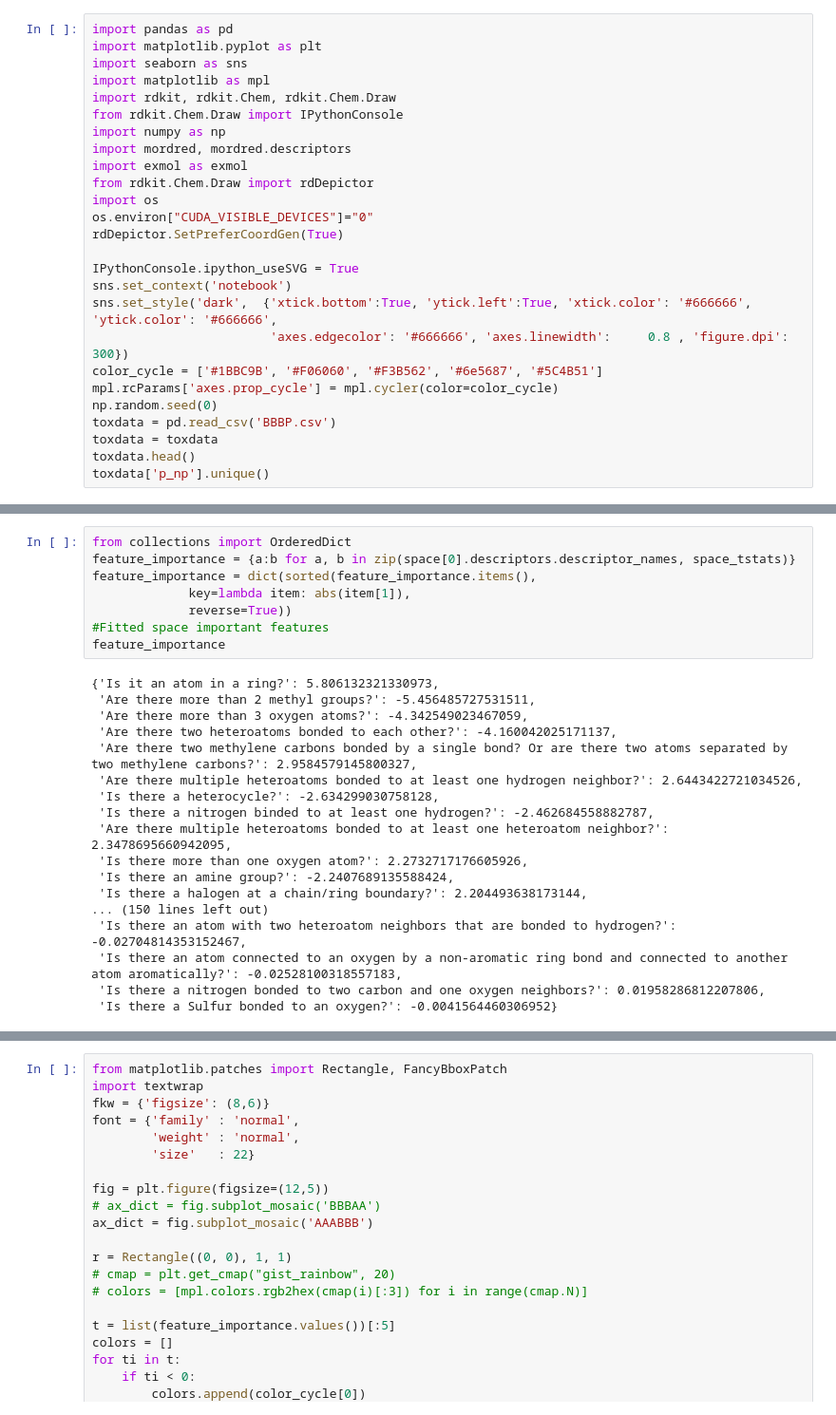
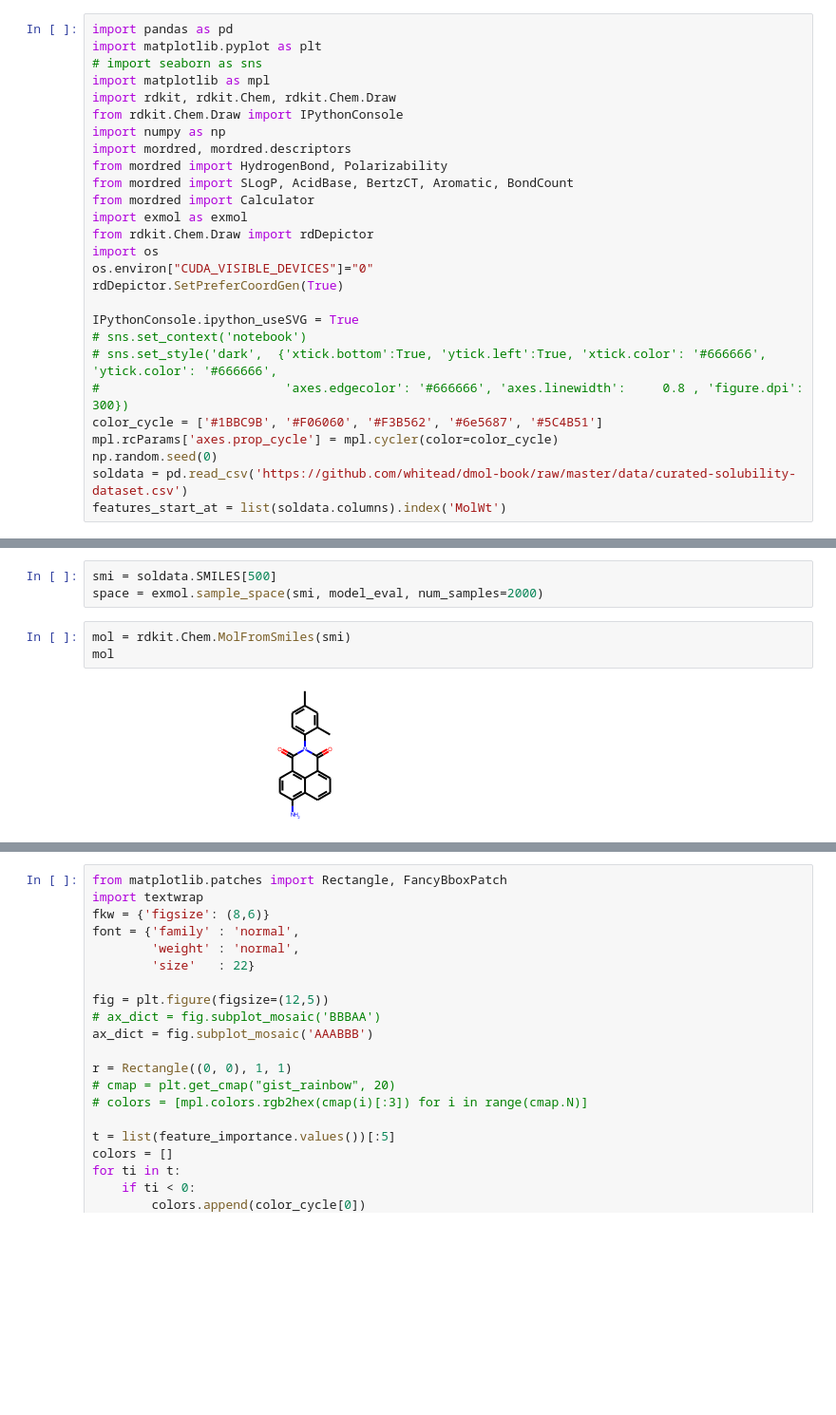
Before and after one commit to ur-whitelab/exmol, a Jupyter notebook: LIME/RF-lime.ipynb, the cells around one changed output, grey strips where cells are left out. Shown at 95% size. Drawn from its saved outputs; the diff is of its cells as text; blank space fills up the shorter version.

```diff
--- a/LIME/RF-lime.ipynb
+++ b/LIME/RF-lime.ipynb
@@ -1,12 +1,15 @@
 # %%
 import pandas as pd
 import matplotlib.pyplot as plt
-import seaborn as sns
+# import seaborn as sns
 import matplotlib as mpl
 import rdkit, rdkit.Chem, rdkit.Chem.Draw
 from rdkit.Chem.Draw import IPythonConsole
 import numpy as np
 import mordred, mordred.descriptors
+from mordred import HydrogenBond, Polarizability
+from mordred import SLogP, AcidBase, BertzCT, Aromatic, BondCount
+from mordred import Calculator
 import exmol as exmol
 from rdkit.Chem.Draw import rdDepictor
 import os
@@ -14,13 +17,11 @@ os.environ["CUDA_VISIBLE_DEVICES"]="0"
 rdDepictor.SetPreferCoordGen(True)
 
 IPythonConsole.ipython_useSVG = True
-sns.set_context('notebook')
-sns.set_style('dark',  {'xtick.bottom':True, 'ytick.left':True, 'xtick.color': '#666666', 'ytick.color': '#666666',
-                        'axes.edgecolor': '#666666', 'axes.linewidth':     0.8 , 'figure.dpi': 300})
+# sns.set_context('notebook')
+# sns.set_style('dark',  {'xtick.bottom':True, 'ytick.left':True, 'xtick.color': '#666666', 'ytick.color': '#666666',
+#                         'axes.edgecolor': '#666666', 'axes.linewidth':     0.8 , 'figure.dpi': 300})
 color_cycle = ['#1BBC9B', '#F06060', '#F3B562', '#6e5687', '#5C4B51']
 mpl.rcParams['axes.prop_cycle'] = mpl.cycler(color=color_cycle)
 np.random.seed(0)
-toxdata = pd.read_csv('BBBP.csv')
-toxdata = toxdata
-toxdata.head()
-toxdata['p_np'].unique()
+soldata = pd.read_csv('https://github.com/whitead/dmol-book/raw/master/data/curated-solubility-dataset.csv')
+features_start_at = list(soldata.columns).index('MolWt')
@@ -127,26 +115,8 @@ array([-1.34646424e+02, -3.80395743e+02,  9.75221266e+01,  1.58299387e+02,
-# %%
-from collections import OrderedDict
-feature_importance = {a:b for a, b in zip(space[0].descriptors.descriptor_names, space_tstats)}
-feature_importance = dict(sorted(feature_importance.items(),
-             key=lambda item: abs(item[1]),
-             reverse=True))
-#Fitted space important features
-feature_importance
-# %% [output]
-{'Is it an atom in a ring?': 5.806132321330973,
- 'Are there more than 2 methyl groups?': -5.456485727531511,
- 'Are there more than 3 oxygen atoms?': -4.342549023467059,
- 'Are there two heteroatoms bonded to each other?': -4.160042025171137,
- 'Are there two methylene carbons bonded by a single bond? Or are there two atoms separated by two methylene carbons?': 2.9584579145800327,
- 'Are there multiple heteroatoms bonded to at least one hydrogen neighbor?': 2.6443422721034526,
- 'Is there a heterocycle?': -2.634299030758128,
- 'Is there a nitrogen binded to at least one hydrogen?': -2.462684558882787,
- 'Are there multiple heteroatoms bonded to at least one heteroatom neighbor?': 2.3478695660942095,
- 'Is there more than one oxygen atom?': 2.2732717176605926,
- 'Is there an amine group?': -2.2407689135588424,
- 'Is there a halogen at a chain/ring boundary?': 2.204493638173144,
-... (150 lines left out)
- 'Is there an atom with two heteroatom neighbors that are bonded to hydrogen?': -0.02704814353152467,
- 'Is there an atom connected to an oxygen by a non-aromatic ring bond and connected to another atom aromatically?': -0.02528100318557183,
- 'Is there a nitrogen bonded to two carbon and one oxygen neighbors?': 0.01958286812207806,
- 'Is there a Sulfur bonded to an oxygen?': -0.0041564460306952}
+# %%
+smi = soldata.SMILES[500]
+space = exmol.sample_space(smi, model_eval, num_samples=2000)
+# %%
+mol = rdkit.Chem.MolFromSmiles(smi)
+mol
+# %% [output]
+[figure, added]
```
Also changed, not shown: parts of 29 cells of this notebook, 3 other files.
